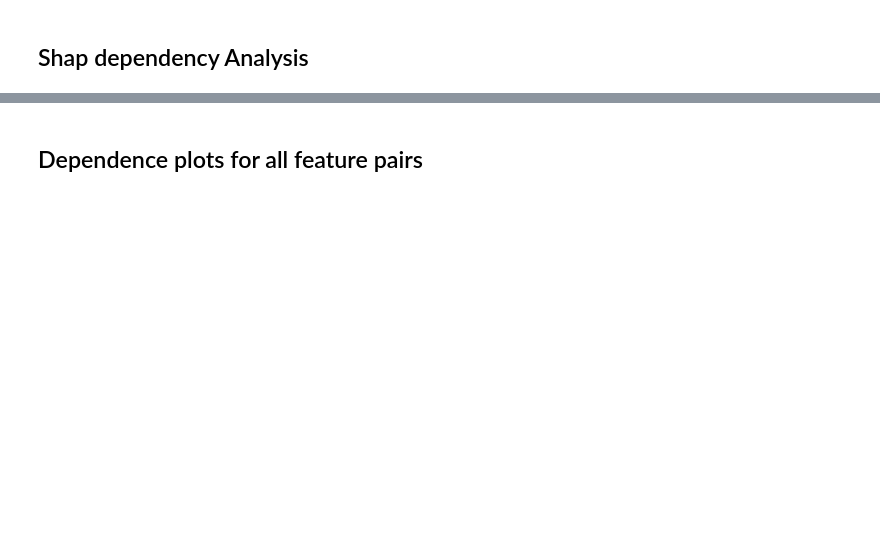
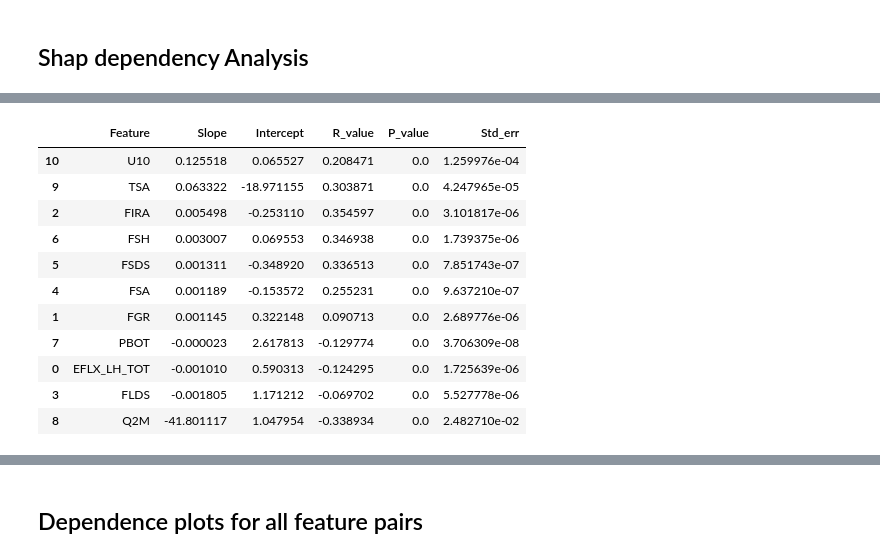
Before and after one commit to johnnyguo2007/research, a Jupyter notebook: hw_global/final/UHI_diff_feature_engineering_new.ipynb, the cells around one changed output, grey strips where cells are left out. Drawn from its saved outputs; the diff is of its cells as text; code cells hidden in the pictures; blank space fills up the shorter version.

Commit message:
regression added

```diff
--- a/hw_global/final/UHI_diff_feature_engineering_new.ipynb
+++ b/hw_global/final/UHI_diff_feature_engineering_new.ipynb
@@ -201,0 +377,39 @@ shap_values
+# %%
+
+from scipy.stats import linregress
+import pandas as pd
+def feature_linear_beta(df_uhi, label='UHI_diff'):
+    # Get feature names
+    feature_names = day_full_pool.get_feature_names()
+
+    # Initialize an empty list to store the results
+    results = []
+
+    # Loop over each feature name
+    for feature in feature_names:
+        # Compute linear regression
+        slope, intercept, r_value, p_value, std_err = linregress(df_uhi[feature], df_uhi[label])
+
+        # Append results to the list
+        results.append([feature, slope, intercept, r_value, p_value, std_err])
+
+    # Create a DataFrame to store the results
+    results_df = pd.DataFrame(results, columns=['Feature', 'Slope', 'Intercept', 'R_value', 'P_value', 'Std_err'])
+    # results_df.sort_values(by='Slope', ascending=False, inplace=True)
+
+    return results_df
+# %%
+feature_linear_beta(daytime_uhi_diff, label='UHI')
+# %% [output]
+|  | Feature | Slope | Intercept | R_value | P_value | Std_err |
+| 10 | U10 | 0.125518 | 0.065527 | 0.208471 | 0.0 | 1.259976e-04 |
+| 9 | TSA | 0.063322 | -18.971155 | 0.303871 | 0.0 | 4.247965e-05 |
+| 2 | FIRA | 0.005498 | -0.253110 | 0.354597 | 0.0 | 3.101817e-06 |
+| 6 | FSH | 0.003007 | 0.069553 | 0.346938 | 0.0 | 1.739375e-06 |
+| 5 | FSDS | 0.001311 | -0.348920 | 0.336513 | 0.0 | 7.851743e-07 |
+| 4 | FSA | 0.001189 | -0.153572 | 0.255231 | 0.0 | 9.637210e-07 |
+| 1 | FGR | 0.001145 | 0.322148 | 0.090713 | 0.0 | 2.689776e-06 |
+| 7 | PBOT | -0.000023 | 2.617813 | -0.129774 | 0.0 | 3.706309e-08 |
+| 0 | EFLX_LH_TOT | -0.001010 | 0.590313 | -0.124295 | 0.0 | 1.725639e-06 |
+| 3 | FLDS | -0.001805 | 1.171212 | -0.069702 | 0.0 | 5.527778e-06 |
+| 8 | Q2M | -41.801117 | 1.047954 | -0.338934 | 0.0 | 2.482710e-02 |
```
Also changed, not shown: parts of 21 cells of this notebook.
